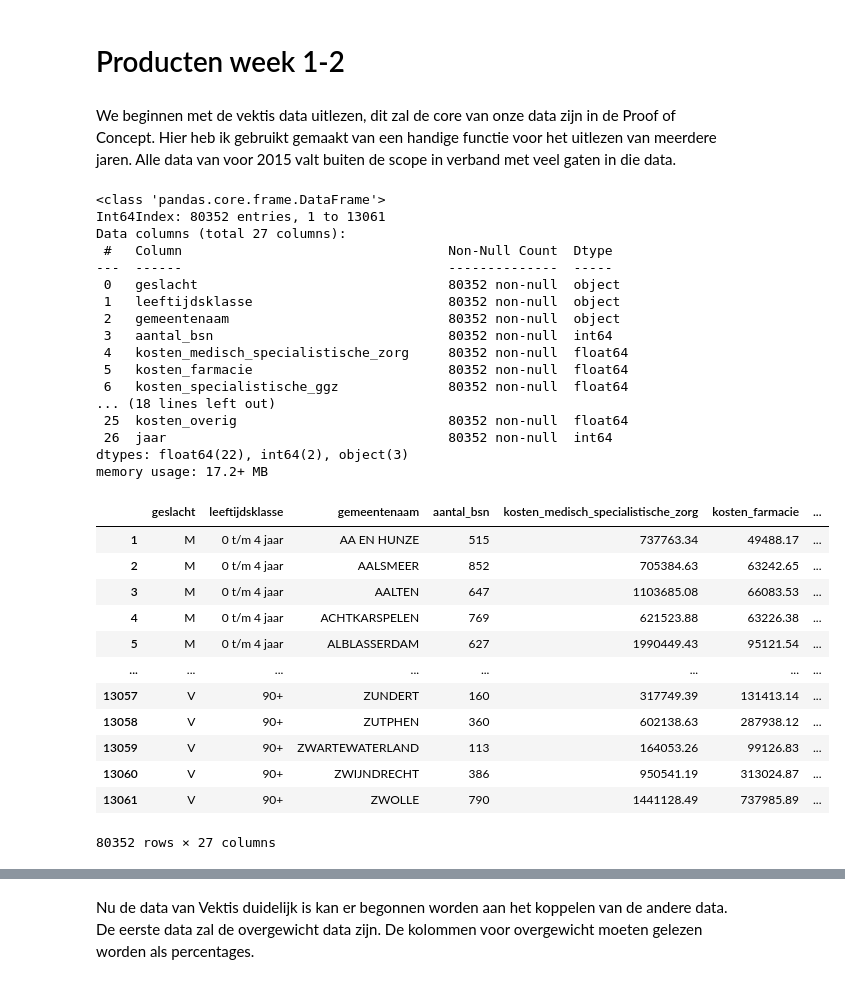
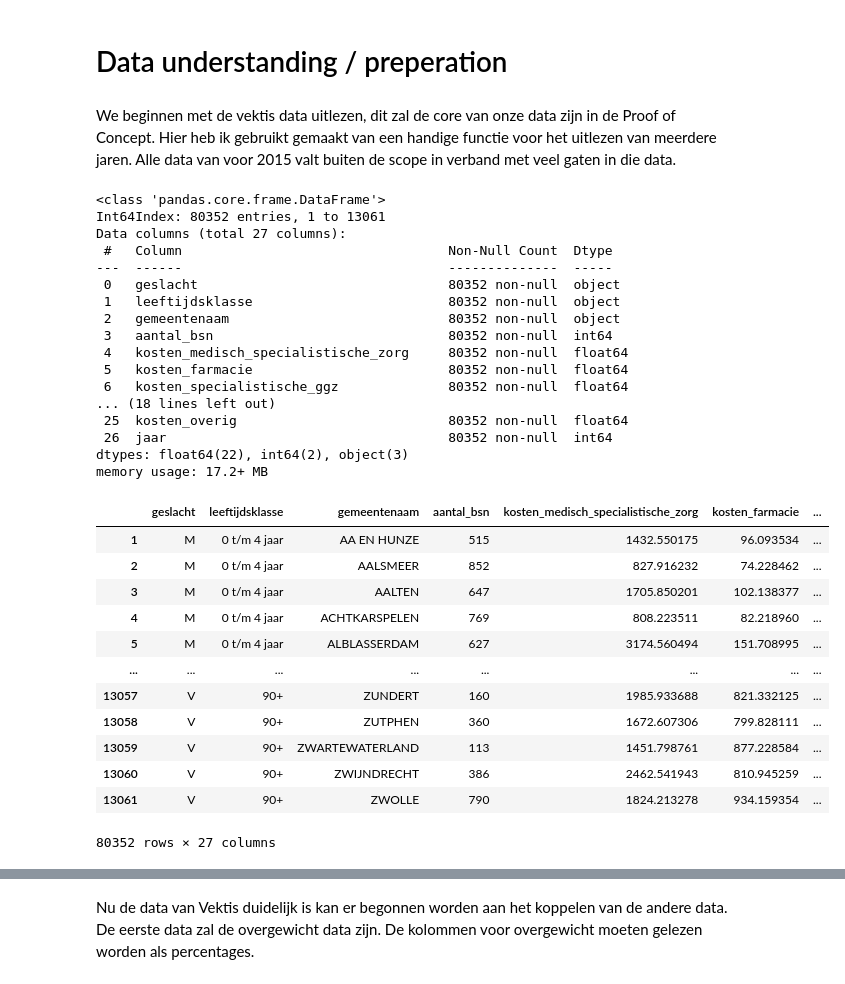
Before and after one commit to venraij/data-science, a Jupyter notebook: ProofOfConcept/Data Understanding-Preperation.ipynb, the cells around one changed output, grey strips where cells are left out. Drawn from its saved outputs; the diff is of its cells as text; code cells hidden in the pictures.

```diff
--- a/ProofOfConcept/Data Understanding-Preperation.ipynb
+++ b/ProofOfConcept/Data Understanding-Preperation.ipynb
@@ -1,5 +1,5 @@
-# %% [markdown]
-# Producten week 1-2
+# %% [markdown]
+# Data understanding / preperation
 # %%
 # Handige Jupyter magic
 %config IPCompleter.greedy = True
@@ -33,47 +33,47 @@ df = df.drop(columns=['kosten_eerstelijnsverblijf'])
 df['kosten_overig'] = df.apply(lambda row: row['kosten_gzsp'] if pd.notnull(row['kosten_gzsp']) else row['kosten_overig'], axis=1)
 df = df.drop(columns=['kosten_gzsp', 'aantal_verzekerdejaren']).dropna()
 
 # Loop through columns with prefix kosten_ and divide by aantal_bsn
-# for column in df.columns:
-#     if column.startswith('kosten_'):
-#         df[column] = df[column] / df['aantal_bsn']
+for column in df.columns:
+    if column.startswith('kosten_'):
+        df[column] = df[column] / df['aantal_bsn']
 
 
 # df = df.drop(columns=['aantal_bsn'])
 
 df.info()
 df.head()
 df
 # %% [output]
 <class 'pandas.core.frame.DataFrame'>
 Int64Index: 80352 entries, 1 to 13061
 Data columns (total 27 columns):
  #   Column                                  Non-Null Count  Dtype
 ---  ------                                  --------------  -----
  0   geslacht                                80352 non-null  object
  1   leeftijdsklasse                         80352 non-null  object
  2   gemeentenaam                            80352 non-null  object
  3   aantal_bsn                              80352 non-null  int64
  4   kosten_medisch_specialistische_zorg     80352 non-null  float64
  5   kosten_farmacie                         80352 non-null  float64
  6   kosten_specialistische_ggz              80352 non-null  float64
 ... (18 lines left out)
  25  kosten_overig                           80352 non-null  float64
  26  jaar                                    80352 non-null  int64
 dtypes: float64(22), int64(2), object(3)
 memory usage: 17.2+ MB
 |  | geslacht | leeftijdsklasse | gemeentenaam | aantal_bsn | kosten_medisch_specialistische_zorg | kosten_farmacie | ... |
-| 1 | M | 0 t/m 4 jaar | AA EN HUNZE | 515 | 737763.34 | 49488.17 | ... |
-| 2 | M | 0 t/m 4 jaar | AALSMEER | 852 | 705384.63 | 63242.65 | ... |
-| 3 | M | 0 t/m 4 jaar | AALTEN | 647 | 1103685.08 | 66083.53 | ... |
-| 4 | M | 0 t/m 4 jaar | ACHTKARSPELEN | 769 | 621523.88 | 63226.38 | ... |
-| 5 | M | 0 t/m 4 jaar | ALBLASSERDAM | 627 | 1990449.43 | 95121.54 | ... |
+| 1 | M | 0 t/m 4 jaar | AA EN HUNZE | 515 | 1432.550175 | 96.093534 | ... |
+| 2 | M | 0 t/m 4 jaar | AALSMEER | 852 | 827.916232 | 74.228462 | ... |
+| 3 | M | 0 t/m 4 jaar | AALTEN | 647 | 1705.850201 | 102.138377 | ... |
+| 4 | M | 0 t/m 4 jaar | ACHTKARSPELEN | 769 | 808.223511 | 82.218960 | ... |
+| 5 | M | 0 t/m 4 jaar | ALBLASSERDAM | 627 | 3174.560494 | 151.708995 | ... |
 | ... | ... | ... | ... | ... | ... | ... | ... |
-| 13057 | V | 90+ | ZUNDERT | 160 | 317749.39 | 131413.14 | ... |
-| 13058 | V | 90+ | ZUTPHEN | 360 | 602138.63 | 287938.12 | ... |
-| 13059 | V | 90+ | ZWARTEWATERLAND | 113 | 164053.26 | 99126.83 | ... |
-| 13060 | V | 90+ | ZWIJNDRECHT | 386 | 950541.19 | 313024.87 | ... |
-| 13061 | V | 90+ | ZWOLLE | 790 | 1441128.49 | 737985.89 | ... |
+| 13057 | V | 90+ | ZUNDERT | 160 | 1985.933688 | 821.332125 | ... |
+| 13058 | V | 90+ | ZUTPHEN | 360 | 1672.607306 | 799.828111 | ... |
+| 13059 | V | 90+ | ZWARTEWATERLAND | 113 | 1451.798761 | 877.228584 | ... |
+| 13060 | V | 90+ | ZWIJNDRECHT | 386 | 2462.541943 | 810.945259 | ... |
+| 13061 | V | 90+ | ZWOLLE | 790 | 1824.213278 | 934.159354 | ... |
 80352 rows × 27 columns
 # %%
 df.describe().transpose()
```
Also changed, not shown: parts of 6 cells of this notebook, 1 other file.
